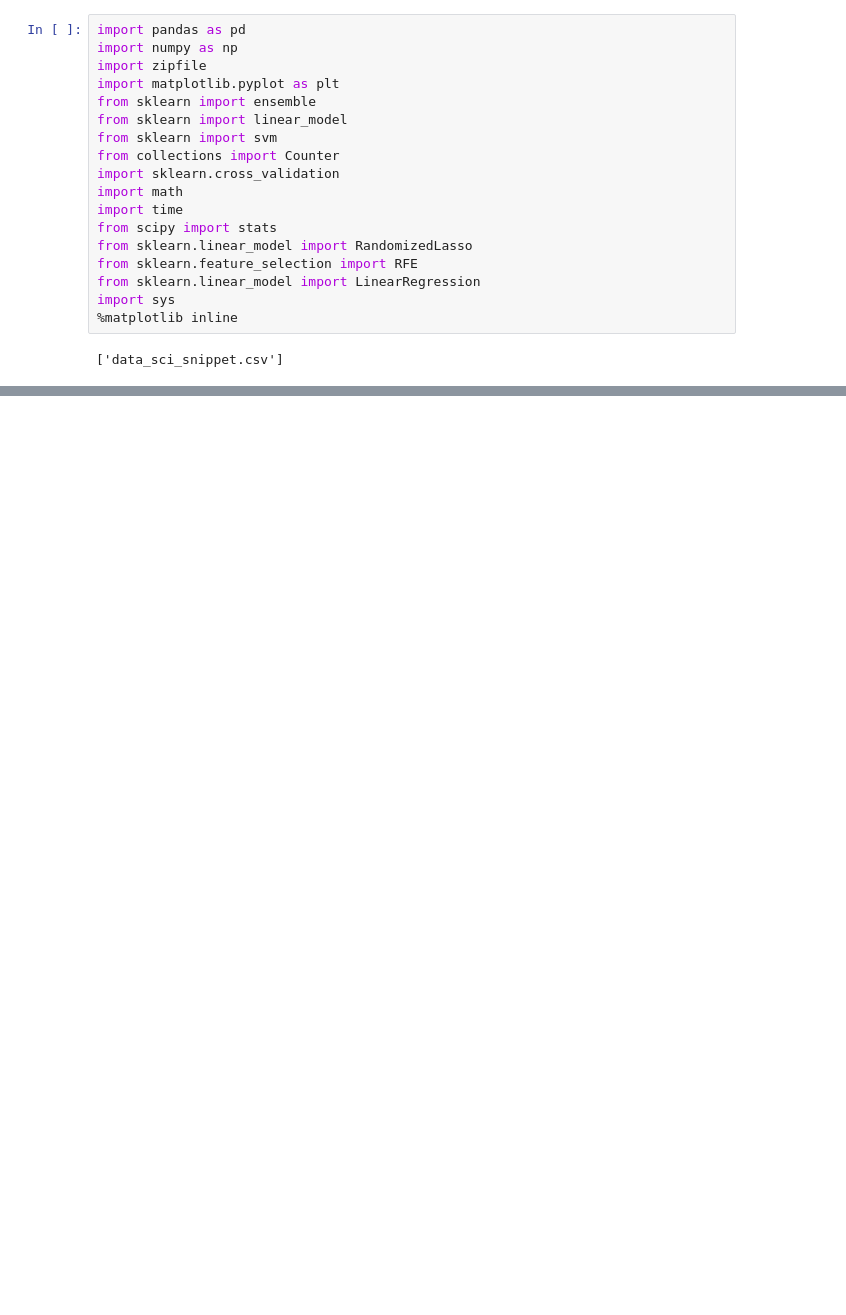
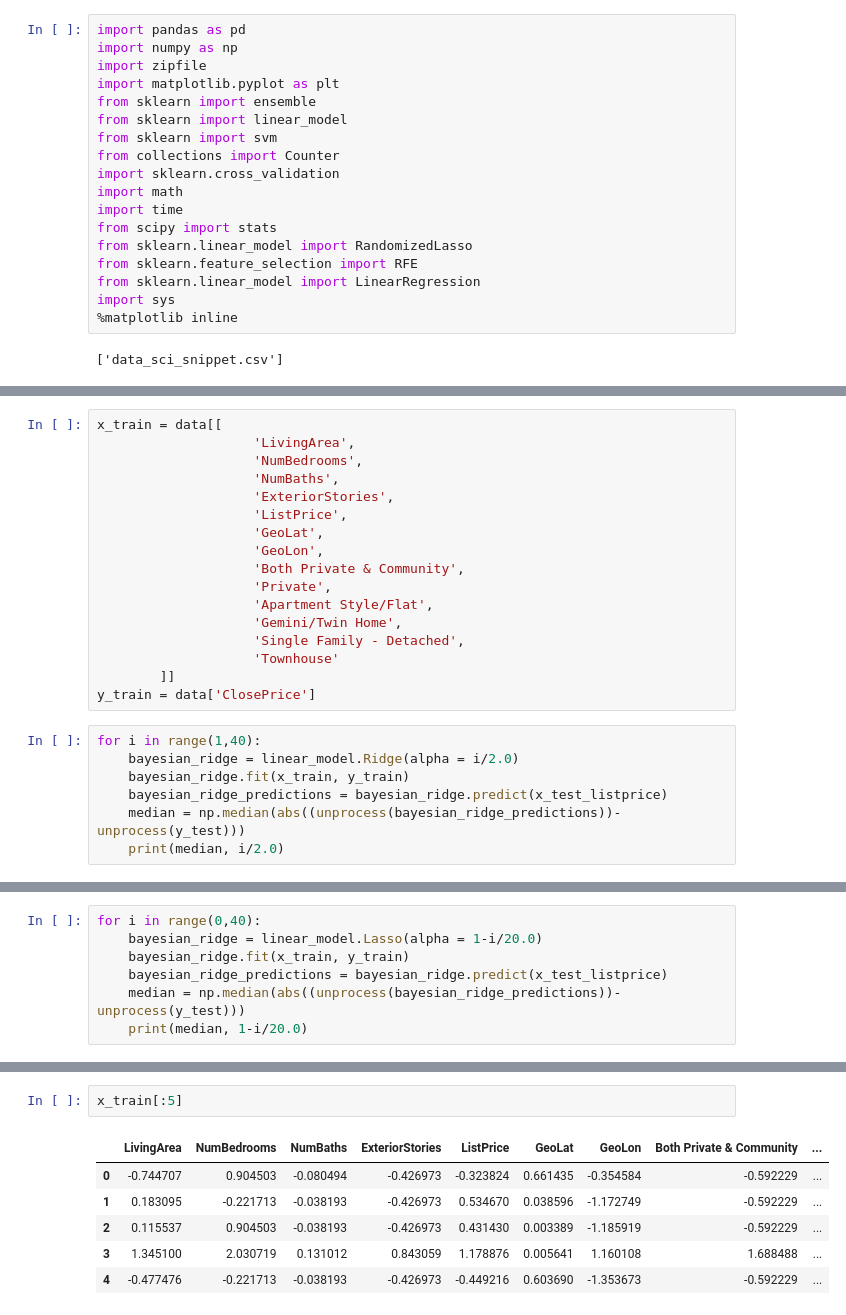
Before and after one commit to JeremyNixon/algorithms, a Jupyter notebook: Housing Price Modeling - Stacking + Feature Engineering.ipynb, the cells around one changed output, grey strips where cells are left out. Saved outputs shown, nothing was run; the diff lists cells and outputs as text; blank space fills up the shorter version.

```diff
--- a/Housing Price Modeling - Stacking + Feature Engineering.ipynb
+++ b/Housing Price Modeling - Stacking + Feature Engineering.ipynb
@@ -248,0 +219,24 @@ See the the caveats in the documentation: http://pandas.pydata.org/pandas-docs/s
+# %%
+x_train = data[[
+                    'LivingArea',
+                    'NumBedrooms',
+                    'NumBaths',
+                    'ExteriorStories',
+                    'ListPrice',
+                    'GeoLat',
+                    'GeoLon',
+                    'Both Private & Community',
+                    'Private',
+                    'Apartment Style/Flat',
+                    'Gemini/Twin Home',
+                    'Single Family - Detached',
+                    'Townhouse'
+        ]]
+y_train = data['ClosePrice']
+# %%
+for i in range(1,40):
+    bayesian_ridge = linear_model.Ridge(alpha = i/2.0)
+    bayesian_ridge.fit(x_train, y_train)
+    bayesian_ridge_predictions = bayesian_ridge.predict(x_test_listprice)
+    median = np.median(abs((unprocess(bayesian_ridge_predictions))-unprocess(y_test)))
+    print(median, i/2.0)
@@ -248,0 +261,7 @@ See the the caveats in the documentation: http://pandas.pydata.org/pandas-docs/s
+# %%
+for i in range(0,40):
+    bayesian_ridge = linear_model.Lasso(alpha = 1-i/20.0)
+    bayesian_ridge.fit(x_train, y_train)
+    bayesian_ridge_predictions = bayesian_ridge.predict(x_test_listprice)
+    median = np.median(abs((unprocess(bayesian_ridge_predictions))-unprocess(y_test)))
+    print(median, 1-i/20.0)
@@ -248,0 +286,9 @@ See the the caveats in the documentation: http://pandas.pydata.org/pandas-docs/s
+# %%
+x_train[:5]
+# %% [output]
+|  | LivingArea | NumBedrooms | NumBaths | ExteriorStories | ListPrice | GeoLat | GeoLon | Both Private & Community | ... |
+| 0 | -0.744707 | 0.904503 | -0.080494 | -0.426973 | -0.323824 | 0.661435 | -0.354584 | -0.592229 | ... |
+| 1 | 0.183095 | -0.221713 | -0.038193 | -0.426973 | 0.534670 | 0.038596 | -1.172749 | -0.592229 | ... |
+| 2 | 0.115537 | 0.904503 | -0.038193 | -0.426973 | 0.431430 | 0.003389 | -1.185919 | -0.592229 | ... |
+| 3 | 1.345100 | 2.030719 | 0.131012 | 0.843059 | 1.178876 | 0.005641 | 1.160108 | 1.688488 | ... |
+| 4 | -0.477476 | -0.221713 | -0.038193 | -0.426973 | -0.449216 | 0.603690 | -1.353673 | -0.592229 | ... |
```
Also changed, not shown: parts of 8 cells of this notebook, 8 other files.
